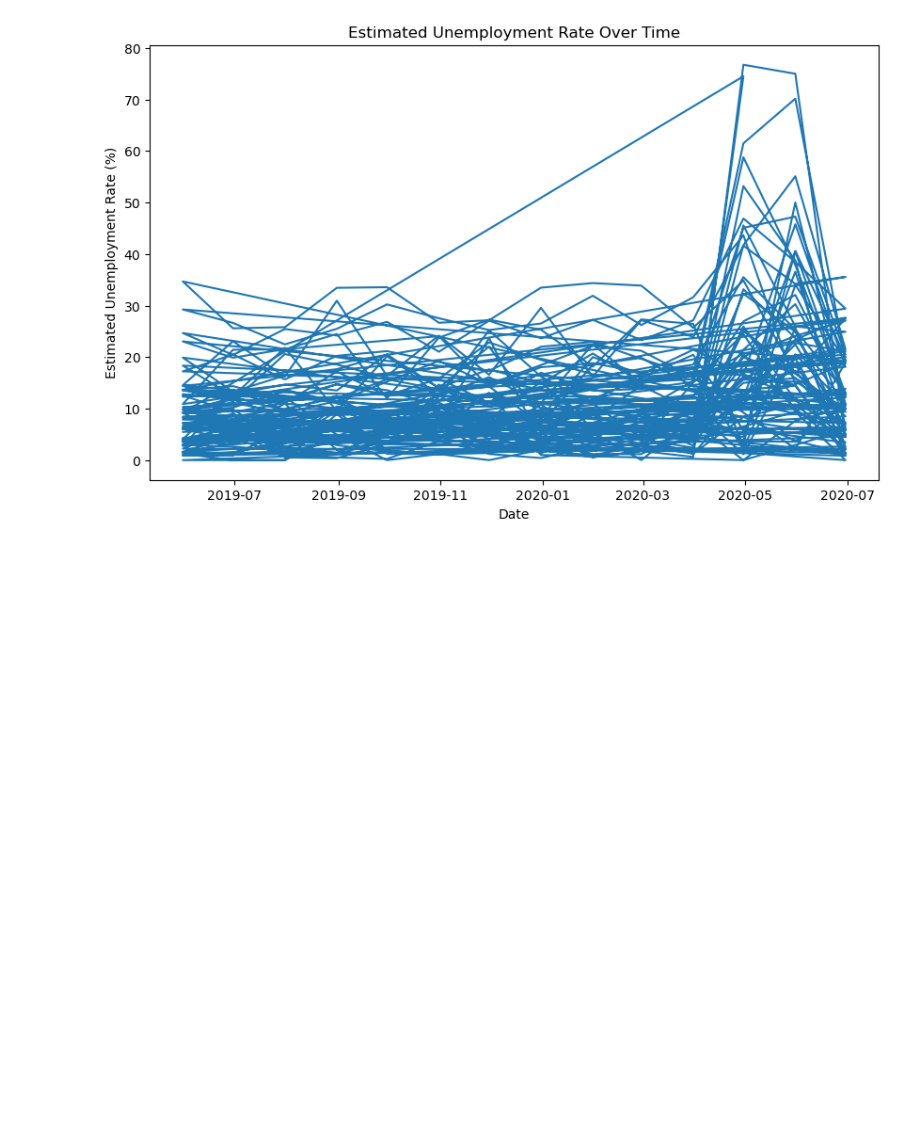
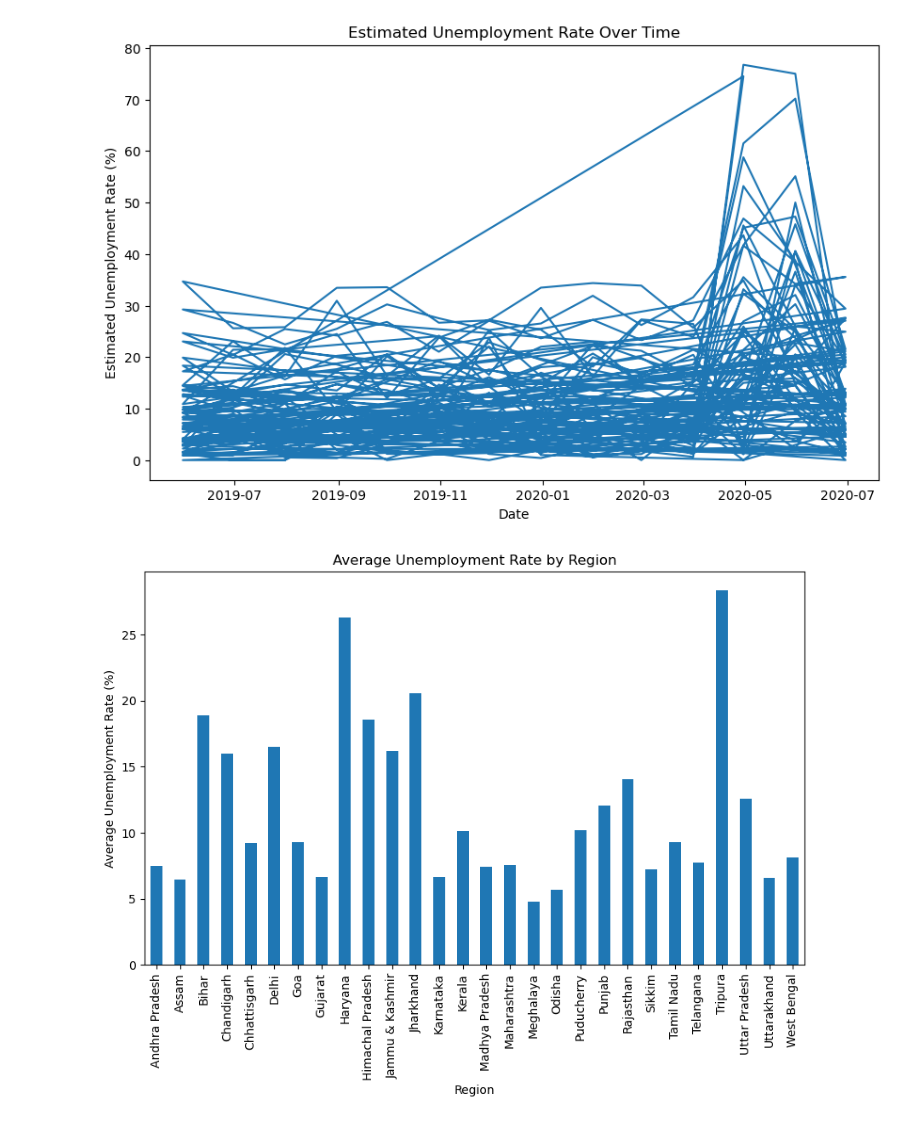
Before and after one commit to harshil982002/OIBSIP_TASKNO-2, a Jupyter notebook: task-2.ipynb, the cells around one changed output. Saved outputs shown, nothing was run; the diff lists cells and outputs as text; code cells hidden in the pictures; blank space fills up the shorter version.

Commit message:
compared unemployment rate across regions

```diff
--- a/task-2.ipynb
+++ b/task-2.ipynb
@@ -52,3 +52,13 @@ plt.ylabel('Estimated Unemployment Rate (%)')
 plt.show()
 # %% [output]
 [figure]
+# %%
+region_unemployment = df.groupby('Region')['Estimated Unemployment Rate'].mean()
+plt.figure(figsize=(10, 6))
+region_unemployment.plot(kind='bar')
+plt.title('Average Unemployment Rate by Region')
+plt.xlabel('Region')
+plt.ylabel('Average Unemployment Rate (%)')
+plt.show()
+# %% [output]
+[figure, added]
```
